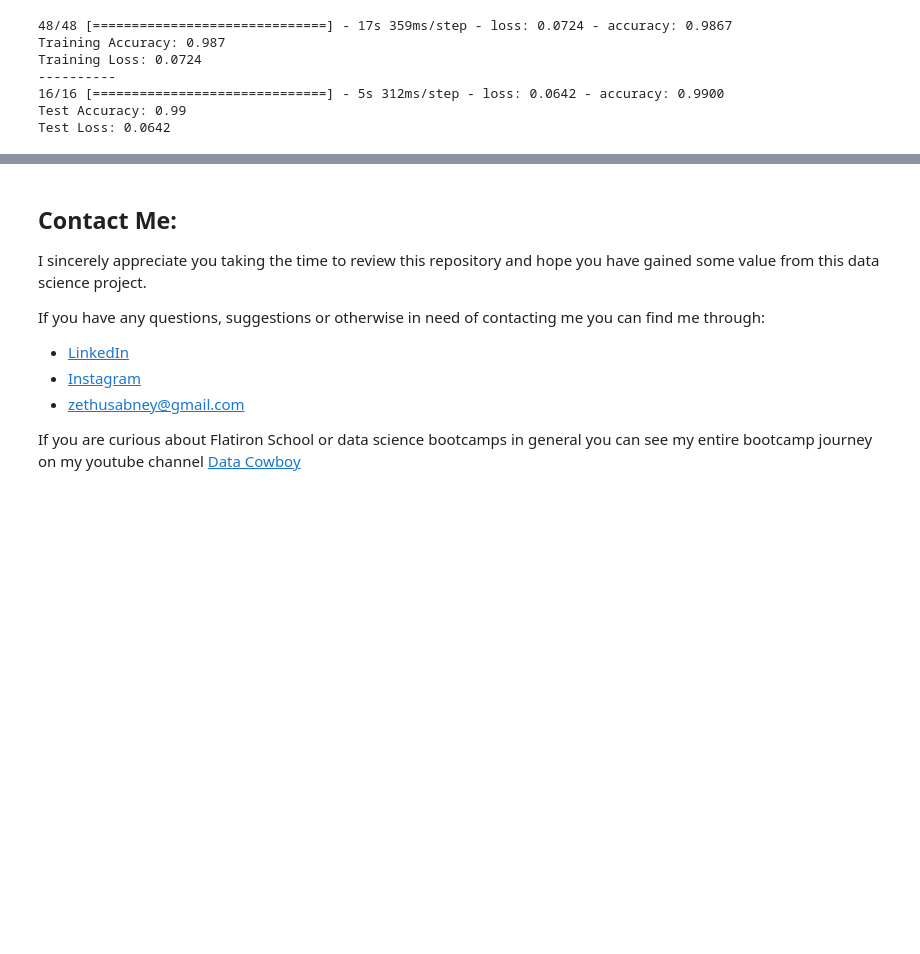
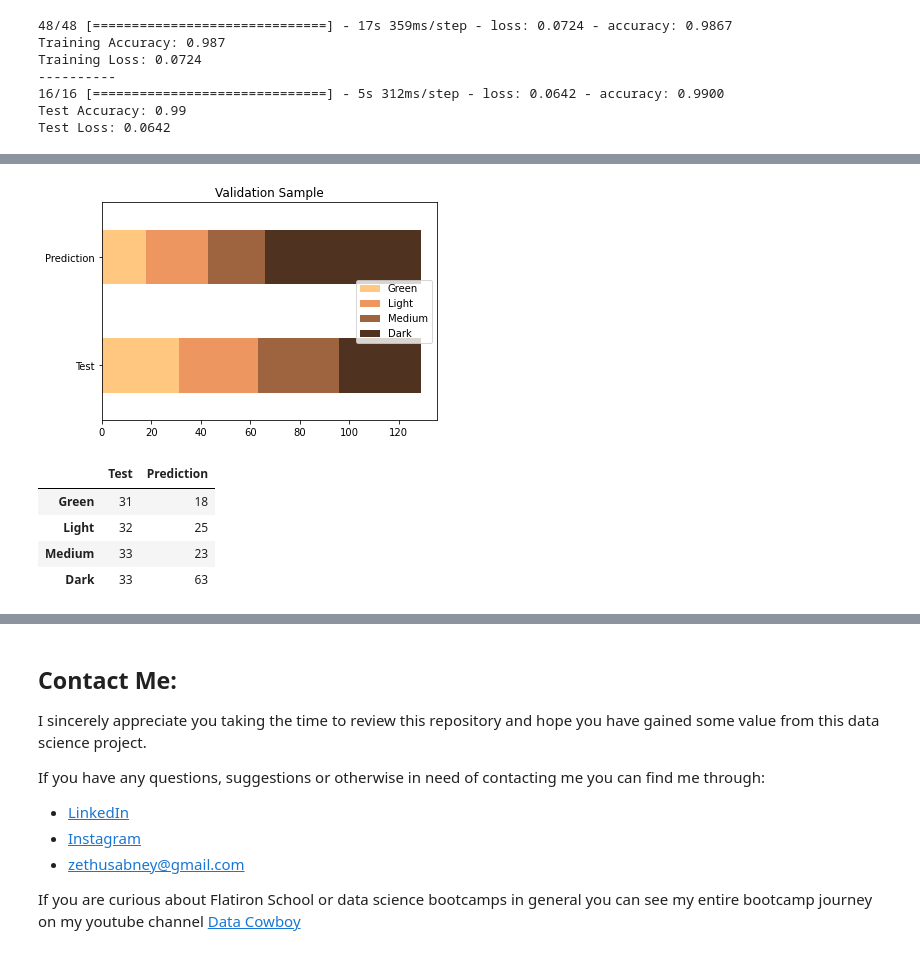
Before and after one commit to Zeth-Abney/Flatiron-school, a Jupyter notebook: phase-5/notebook.ipynb, the cells around one changed output, grey strips where cells are left out. Saved outputs shown, nothing was run; the diff lists cells and outputs as text; code cells hidden in the pictures; blank space fills up the shorter version.

```diff
--- a/phase-5/notebook.ipynb
+++ b/phase-5/notebook.ipynb
@@ -629,0 +655,9 @@ NameError: name 'classify_bean' is not defined
+# %%
+ptk.viz_class_balance_comparison(val_labels,"Validation Sample")
+# %% [output]
+[figure, added]
+|  | Test | Prediction |
+| Green | 31 | 18 |
+| Light | 32 | 25 |
+| Medium | 33 | 23 |
+| Dark | 33 | 63 |
```
Also changed, not shown: parts of 17 cells of this notebook, 3 other files.
